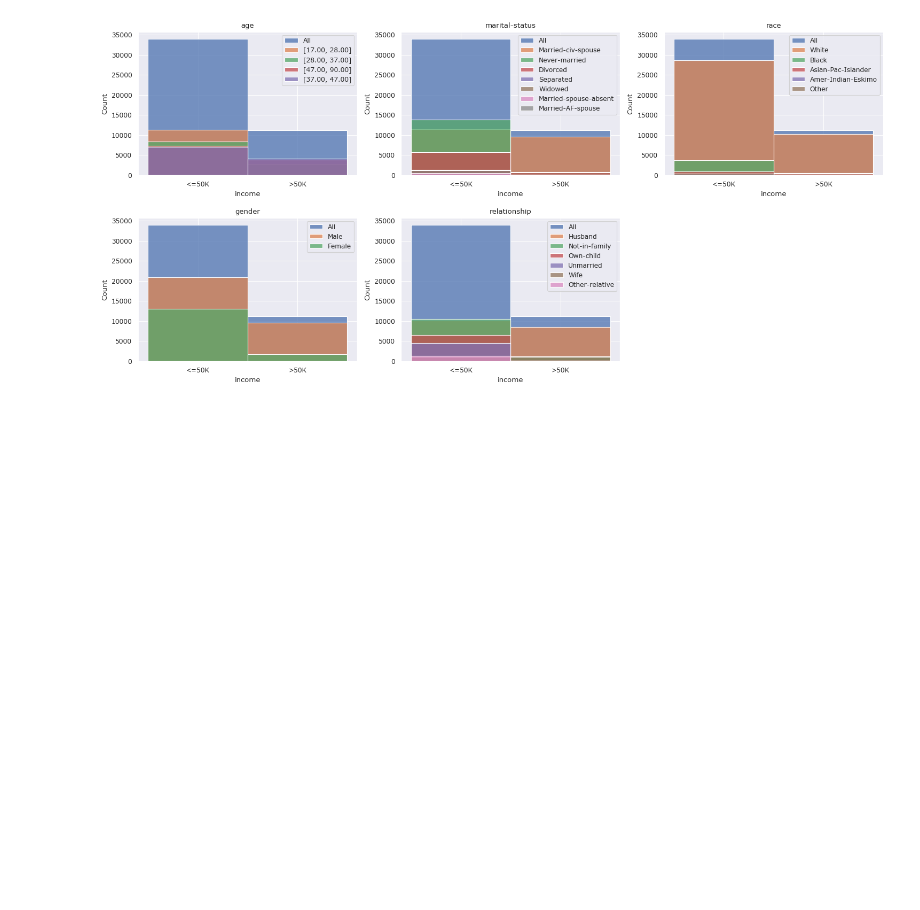
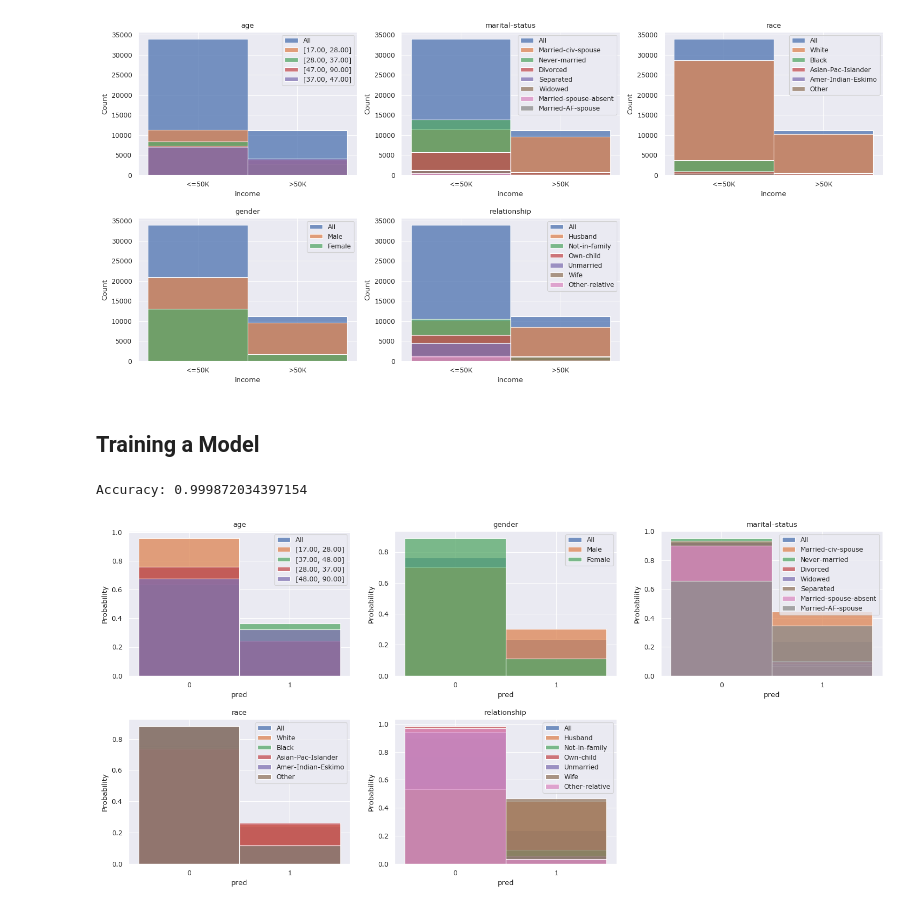
Before and after one commit to synthesized-io/fairlens, a Jupyter notebook: notebooks/adult.ipynb, the cells around one changed output. Cells and saved outputs as stored; diff of their text form; code cells hidden in the pictures; blank space fills up the shorter version.

Commit message:
random forest

```diff
--- a/notebooks/adult.ipynb
+++ b/notebooks/adult.ipynb
@@ -72,3 +74,47 @@ fl.plot.mult_distr_plot(df, target_attribute, sensitive_attributes, max_quantile
 plt.show()
 # %% [output]
 [figure]
+# %% [markdown]
+## Training a Model
+# %%
+# Select the features to use
+df = df[["age", "workclass", "fnlwgt", "educational-num", "marital-status", "occupation", "relationship",
+    "race", "gender", "capital-gain", "capital-loss", "hours-per-week", "income"]]
+
+# Split the dataset into train and test
+sp = int(len(df) * 0.8)
+df_train = df[:sp].reset_index(drop=True)
+df_test = df[sp:].reset_index(drop=True)
+
+# Convert categorical columns to numerical columns
+def preprocess(df):
+    X = df.copy()
+
+    for col in ["workclass", "marital-status", "occupation", "relationship", "race", "gender"]:
+        X[col] = pd.factorize(X[col])[0]
+
+    X.drop(columns=["income"], inplace=True)
+    X = X.to_numpy()
+
+    y = df["income"].replace(["<=50K", ">50K"], [0, 1])
+
+    return X, y
+
+X, y = preprocess(df_train)
+
+# Train a classifier
+clf = RandomForestClassifier().fit(X, y)
+
+# Classify the training data and print accuracy
+y_pred = clf.predict(X)
+print(f"Accuracy: {np.mean(y_pred == y)}")
+
+df_train["pred"] = clf.predict(X)
+
+# Plot the distributions
+fscorer = fl.FairnessScorer(df_train, "pred", ["age", "marital-status", "race", "gender", "relationship"])
+fscorer.plot_distributions(max_quantiles=4, normalize=True)
+plt.show()
+# %% [output]
+Accuracy: 0.999872034397154
+[figure, added]
```
Also changed, not shown: parts of 1 cell of this notebook.
